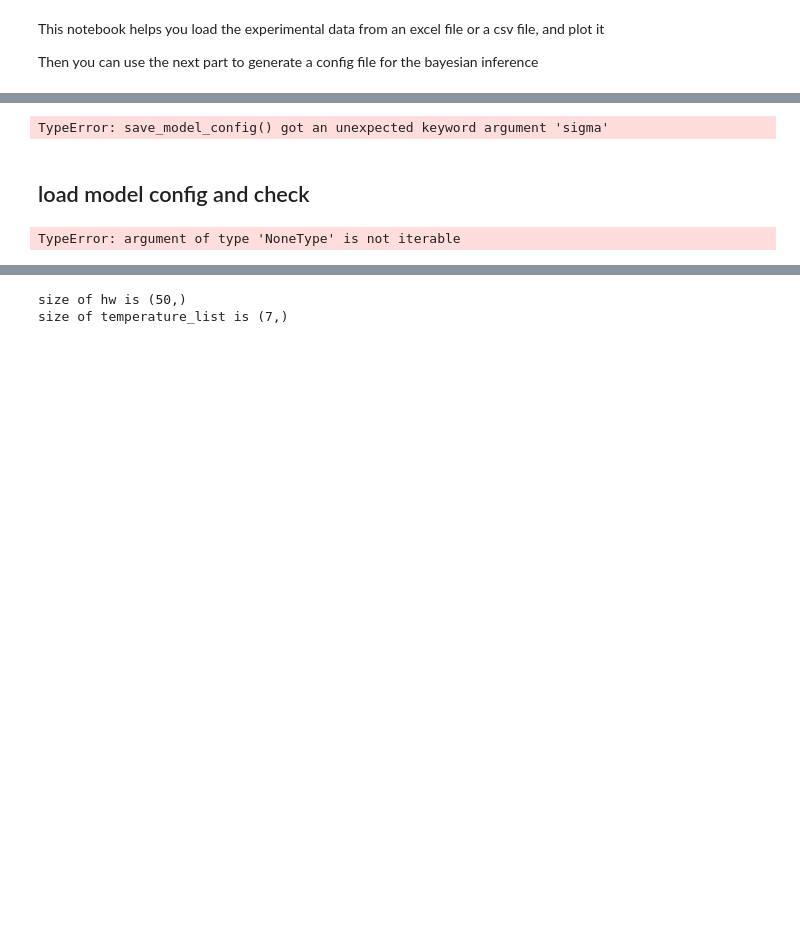
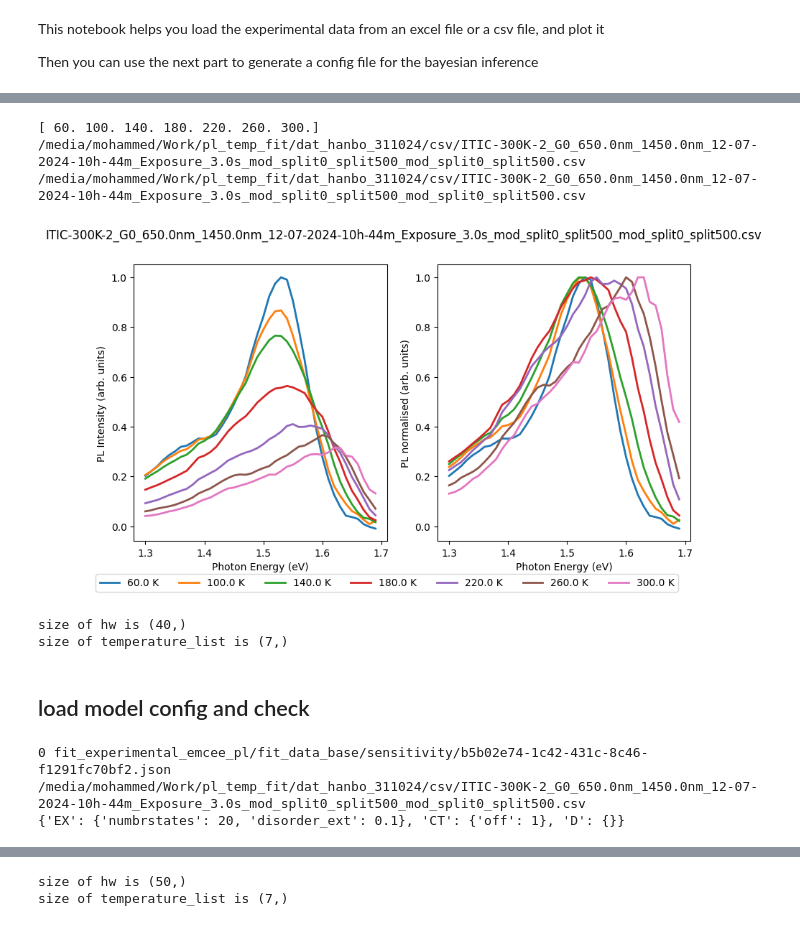
Before and after one commit to mohammedazzouzi15/pl_temp_fit, a Jupyter notebook: notebook/0_prepare_experimental_data_PL.ipynb, the cells around one changed output, grey strips where cells are left out. Saved outputs shown, nothing was run; the diff lists cells and outputs as text; code cells hidden in the pictures; blank space fills up the shorter version.

```diff
--- a/notebook/0_prepare_experimental_data_PL.ipynb
+++ b/notebook/0_prepare_experimental_data_PL.ipynb
@@ -145,36 +61,72 @@ for xsc_name in csv_names:
+# %%
+# change the wavelength range and plot the data
+csv_names = Exp_data_utils.change_wavelength_range(
+    csv_name,
+    hws_limits=[1.3, 1.7],
+    step=0.01,
+    temperature_split=[],
+)
+for xsc_name in csv_names:
+    Exp_data, temperature_list, hws = Exp_data_utils.read_data(xsc_name)
+    fig, ax = Exp_data_utils.plot_pl_data(
+        Exp_data, temperature_list, hws, title=xsc_name.name.split("/")[-1]
+    )
+    print(xsc_name)
+# %% [output]
+[ 60. 100. 140. 180. 220. 260. 300.]
+/media/mohammed/Work/pl_temp_fit/dat_hanbo_311024/csv/ITIC-300K-2_G0_650.0nm_1450.0nm_12-07-2024-10h-44m_Exposure_3.0s_mod_split0_split500_mod_split0_split500.csv
+/media/mohammed/Work/pl_temp_fit/dat_hanbo_311024/csv/ITIC-300K-2_G0_650.0nm_1450.0nm_12-07-2024-10h-44m_Exposure_3.0s_mod_split0_split500_mod_split0_split500.csv
+[figure, added]
 # %%
-# initialise parameters for the model
-import importlib
+# additional _exp data
+max_abs_pos_exp =  1.77
 
-importlib.reload(config_utils)
+temperature_lifetimes_exp= {
+    "300": 3.2e-10,
+    "260": 4.1e-10,
+    "220": 5.1e-10,
+    "180": 7.2e-10,
+    "140": 8.9e-10,
+    "100": 1.1e-09,
+    "60": 1.1e-09
+}
+
+# Define the error in the experimental data
 
 (
     number_free_parameters,
     Temp_std_err,
     hws_std_err,
     relative_intensity_std_error_pl,
-    sigma,
+    noise_sigma,
 ) = (5, 10, 0.005, 0.05, 0.001)
+error_in_max_abs_pos = 0.01
+relative_error_lifetime: 0.05
+
+# Define the model parameters
+
 fixed_parameters_dict = {
-    "EX": {"numbrstates": 20},
+    "EX": {"numbrstates": 20,
+           "disorder_ext": 0.1,},
     "CT": {"off": 1},
     "D": {},
 }
 params_to_fit_init = {
-    "EX": {"E": 1.7, "sigma": 0.04, "Li": 7.8e-2, "Lo": 0.11, "hO": 0.159, "disorder_ext": 0.1},
+    "EX": {"E": 1.7, "sigma": 0.04, "Li": 7.8e-2, "Lo": 0.11, "hO": 0.159},
     "CT": {},
     "D": {},
 }
 min_bounds = {
-    "EX": {"E": 1.3, "sigma": 0.001, "Li": 0.03, "Lo": 0.03, "hO": 0.1, "disorder_ext": 0.01},
+    "EX": {"E": 1.5, "sigma": 0.001, "Li": 0.03, "Lo": 0.03, "hO": 0.1},
     "CT": {},
     "D": {},
 }
 max_bounds = {
-    "EX": {"E": 1.8, "sigma": 0.1, "Li": 0.2, "Lo": 0.2, "hO": 0.2, "disorder_ext": 0.2},
+    "EX": {"E": 1.9, "sigma": 0.1, "Li": 0.2, "Lo": 0.2, "hO": 0.2},
     "CT": {},
     "D": {},
 }
+
 # save the model config
 for _csv_name in csv_names:
     model_config, test_id = config_utils.save_model_config(
@@ -184,7 +136,7 @@ for _csv_name in csv_names:
         relative_intensity_std_error_pl=relative_intensity_std_error_pl,
         temperature_list_pl=temperature_list,
         hws_pl=hws,
-        sigma=sigma,
+        noise_sigma=noise_sigma,
         fixed_parameters_dict=fixed_parameters_dict,
         params_to_fit_init=params_to_fit_init,
         min_bounds=min_bounds,
@@ -193,31 +145,35 @@ for _csv_name in csv_names:
         coeff_spread=0.5,
         nsteps=10000,
         num_coords=32,
-        database_folder="fit_experimental_emcee_pl/fit_data_base/",
-        data_folder="fit_experimental_emcee_pl/fit_data/",
+        database_folder="fit_experimental_emcee_pl/fit_data_base/sensitivity/",
+        data_folder="fit_experimental_emcee_pl/fit_data/sensitivity/",
     )
 # %% [output]
-TypeError: save_model_config() got an unexpected keyword argument 'sigma'
+size of hw is (40,)
+size of temperature_list is (7,)
 # %% [markdown]
 ## load model config and check
 # %%
 # get test_ids in the database
+database_path = "fit_experimental_emcee_pl/fit_data_base/sensitivity/"
 model_config_files = Path(
-    "fit_experimental_emcee_pl/fit_data_base/"
+    database_path
 ).glob("*.json")
 test_id_list = []
-string_to_find = "60-300K/Y6"
+string_to_find = "ITIC"
 for id, model_config_file in enumerate(model_config_files):
     test_id = model_config_file.name.replace(".json", "")
     test_id_list.append(test_id)
     model_config, model_config_save = config_utils.load_model_config(
-        test_id, database_folder="fit_experimental_emcee_pl/fit_data_base/"
+        test_id, database_folder=database_path
     )
     if string_to_find in model_config_save["csv_name_pl"]:
         print(id, model_config_file)
         print(model_config_save["csv_name_pl"])
         print(model_config_save["fixed_parameters_dict"])
 # %% [output]
-TypeError: argument of type 'NoneType' is not iterable
+0 fit_experimental_emcee_pl/fit_data_base/sensitivity/b5b02e74-1c42-431c-8c46-f1291fc70bf2.json
+/media/mohammed/Work/pl_temp_fit/dat_hanbo_311024/csv/ITIC-300K-2_G0_650.0nm_1450.0nm_12-07-2024-10h-44m_Exposure_3.0s_mod_split0_split500_mod_split0_split500.csv
+{'EX': {'numbrstates': 20, 'disorder_ext': 0.1}, 'CT': {'off': 1}, 'D': {}}
 # %%
 #importlib.reload(config_utils)
```
Also changed, not shown: parts of 7 cells of this notebook, 13 other files.
